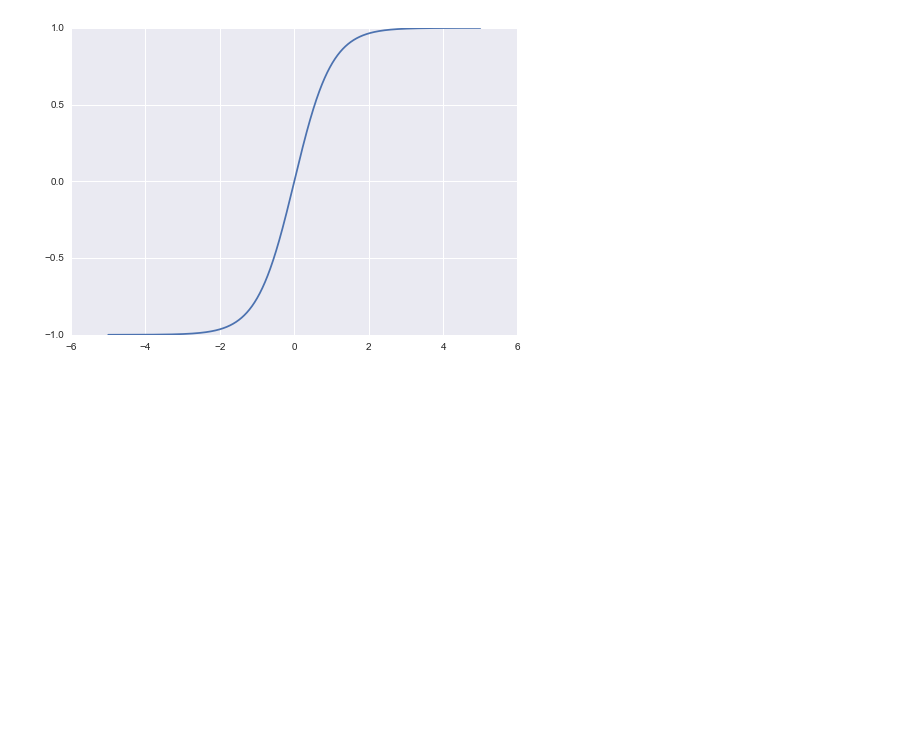
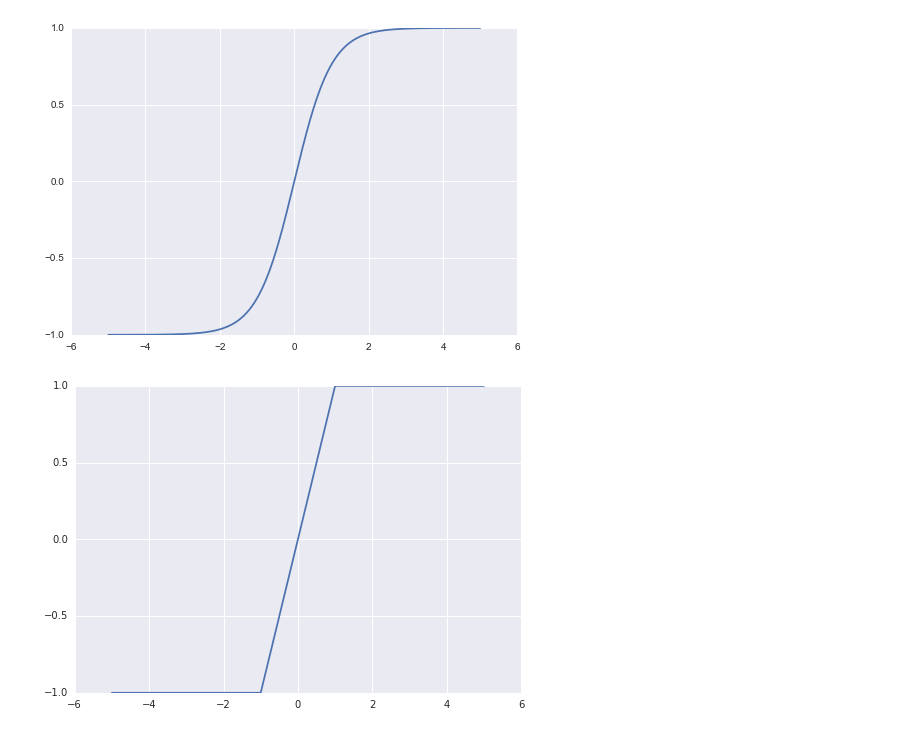
Before and after one commit to CS287/Lectures, a Jupyter notebook: notebooks/Untitled.ipynb, the cells around one changed output. Cells and saved outputs as stored; diff of their text form; code cells hidden in the pictures; blank space fills up the shorter version.

```diff
--- a/notebooks/Untitled.ipynb
+++ b/notebooks/Untitled.ipynb
@@ -55,3 +55,12 @@ plt.plot(x, y)
 plt.savefig("tanh.png")
 # %% [output]
 [figure]
+# %%
+x = np.linspace(-5, 5, 1000)
+y = np.maximum(-1, x)
+y = np.minimum(1, y)
+plt.plot(x, y)
+#sns.regplot(y="y", x="x", data={"x":x, "y":y},  scatter=False, order=5)
+plt.savefig("hardtanh.png")
+# %% [output]
+[figure, added]
```
Also changed, not shown: parts of 5 cells of this notebook, 6 other files.
